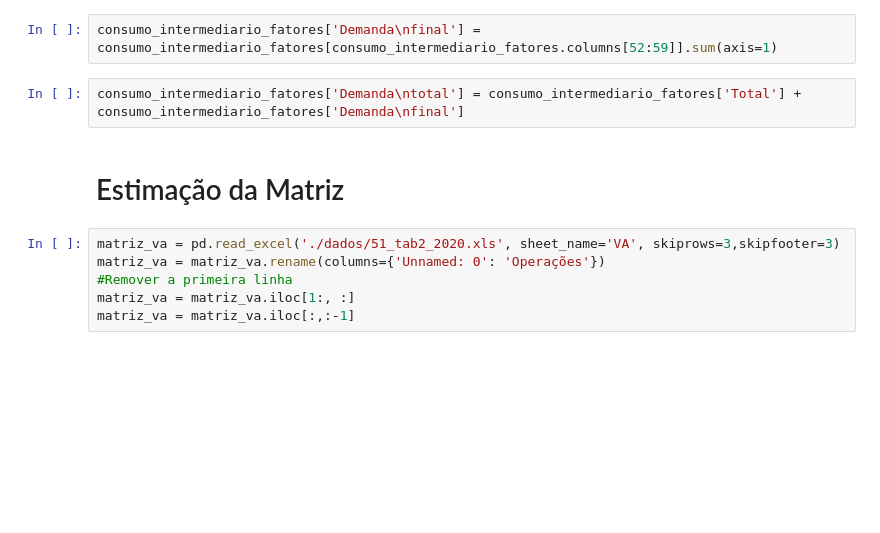
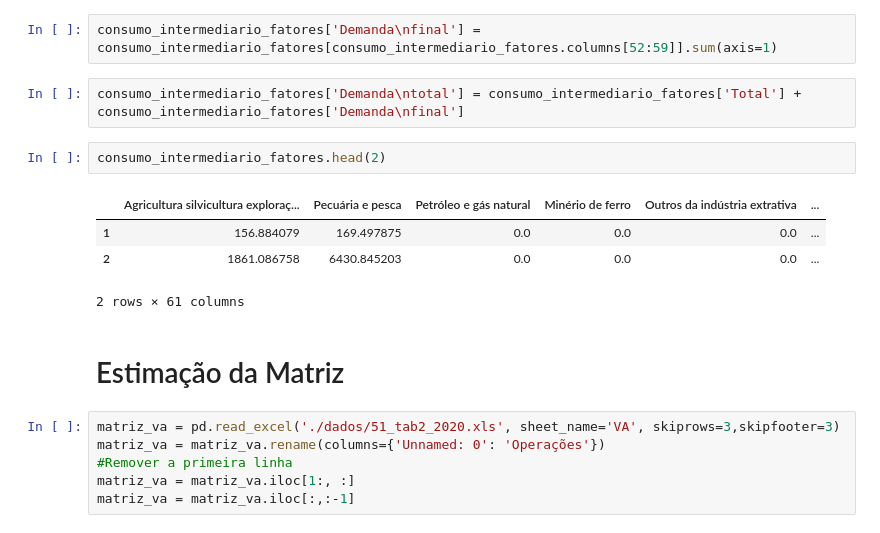
Before and after one commit to amiltonmendes/analise_insumo_produto, a Jupyter notebook: Exercício 1.ipynb, the cells around one changed output. Cells and saved outputs as stored; diff of their text form; blank space fills up the shorter version.

```diff
--- a/Exercício 1.ipynb
+++ b/Exercício 1.ipynb
@@ -336,6 +336,13 @@ consumo_intermediario_fatores['Total'] = consumo_intermediario_fatores[consumo_i
 consumo_intermediario_fatores['Demanda\nfinal'] = consumo_intermediario_fatores[consumo_intermediario_fatores.columns[52:59]].sum(axis=1)
 # %%
 consumo_intermediario_fatores['Demanda\ntotal'] = consumo_intermediario_fatores['Total'] + consumo_intermediario_fatores['Demanda\nfinal']
+# %%
+consumo_intermediario_fatores.head(2)
+# %% [output]
+|  | Agricultura silvicultura exploraç... | Pecuária e pesca | Petróleo e gás natural | Minério de ferro | Outros da indústria extrativa | ... |
+| 1 | 156.884079 | 169.497875 | 0.0 | 0.0 | 0.0 | ... |
+| 2 | 1861.086758 | 6430.845203 | 0.0 | 0.0 | 0.0 | ... |
+2 rows × 61 columns
 # %% [markdown]
 # Estimação da Matriz
 # %%
```
Also changed, not shown: parts of 7 cells of this notebook, 49 other files.
